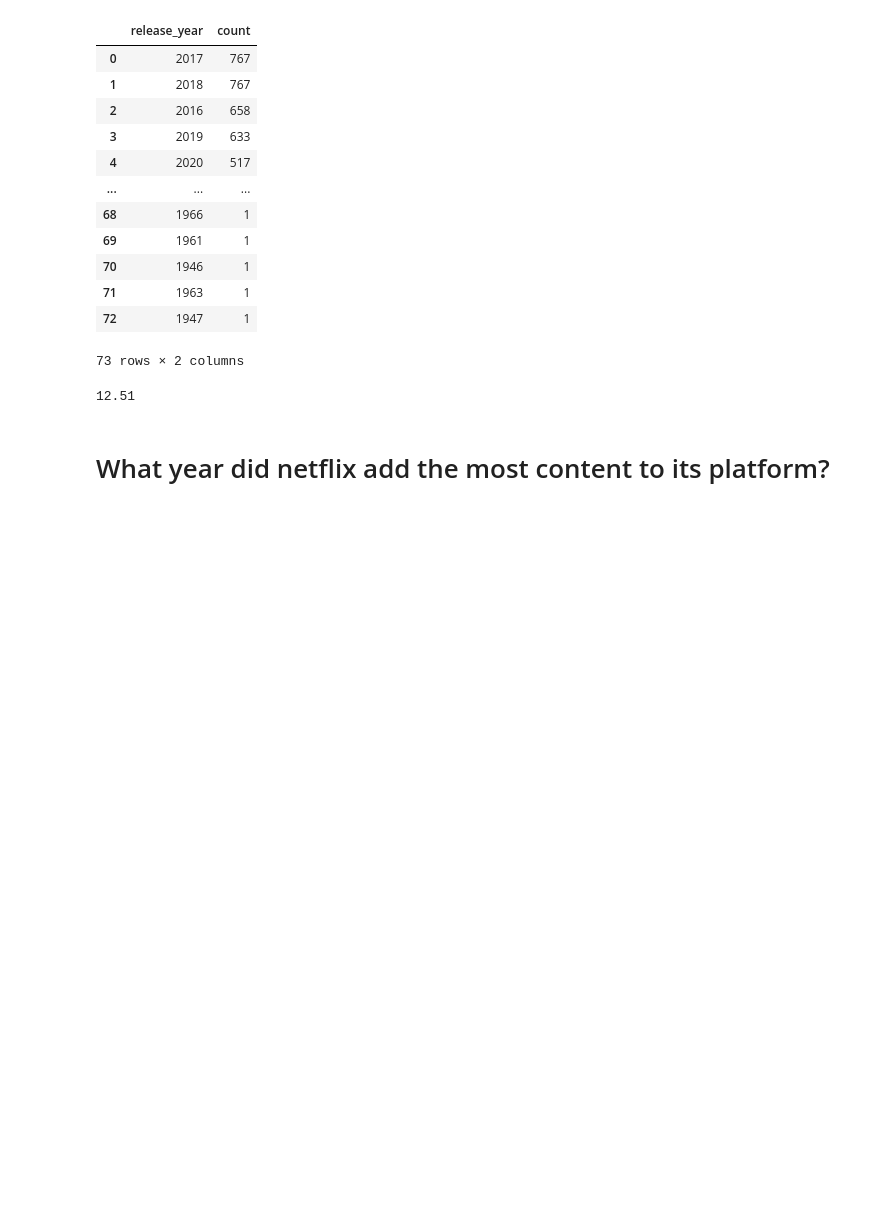
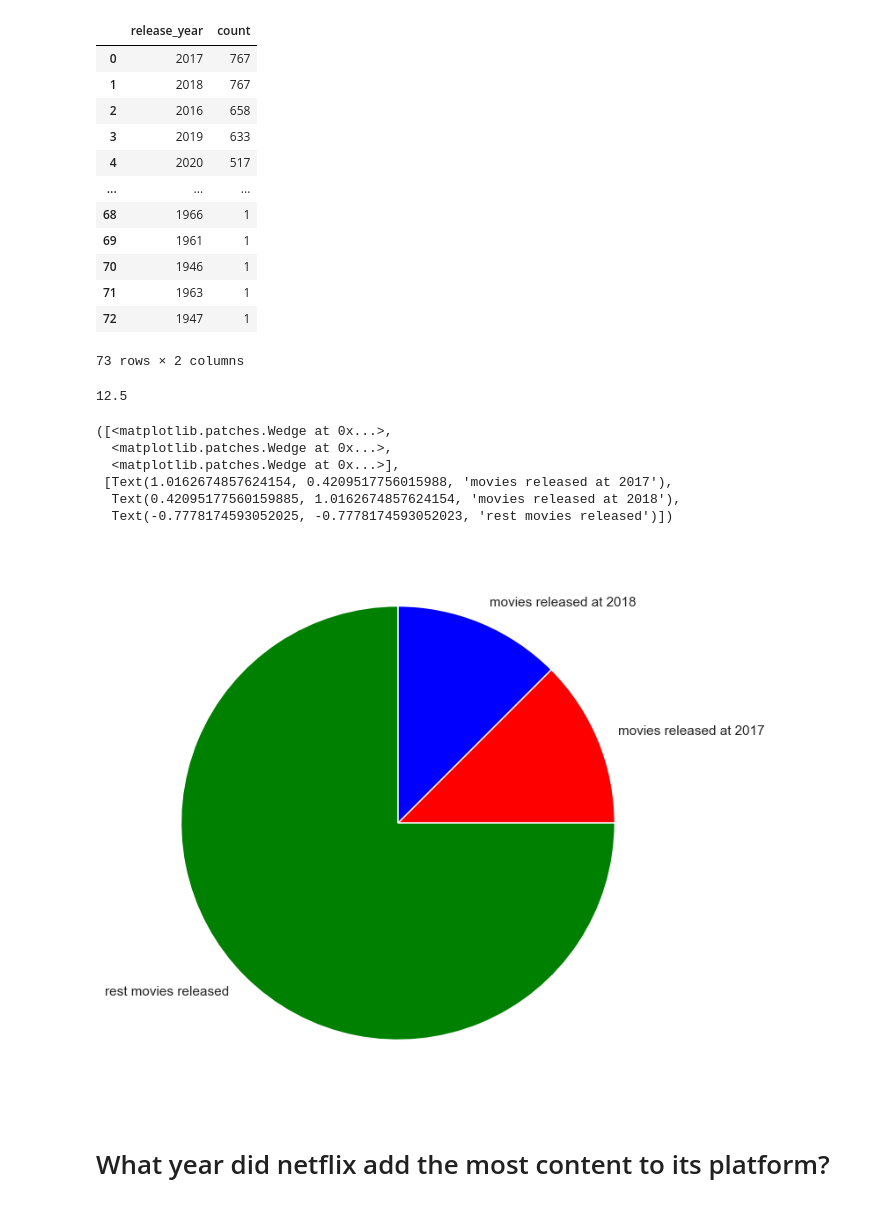
Before and after one commit to RadoslawMroz/netflix-titles-data-analysis, a Jupyter notebook: main.ipynb, the cells around one changed output. Saved outputs shown, nothing was run; the diff lists cells and outputs as text; code cells hidden in the pictures; blank space fills up the shorter version.

Commit message:
Added Visualizations
Added visualizations, checking which month had the most content added

```diff
--- a/main.ipynb
+++ b/main.ipynb
@@ -1,5 +1,8 @@
 # %%
 import pandas as pd
+import matplotlib.pyplot as plt
+import seaborn as sns
+sns.set()
 # %%
 data = pd.read_csv('netflix_titles.csv')
 data.head()
@@ -59,9 +62,20 @@ release_year_counted
 movies_amount = movies_df['release_year'].count()
 movies_release_year_max = release_year_counted['count'][0]
 percentage_movies_release_year_max = movies_release_year_max/movies_amount*100
-percentage_movies_release_year_max.round(2)
+percentage_movies_release_year_max.round(1)
 # %% [output]
-12.51
+12.5
+# %%
+plt.figure(figsize=(8,8))
+plt.pie([percentage_movies_release_year_max.round(1),percentage_movies_release_year_max.round(1), 100-2*percentage_movies_release_year_max.round(1)], labels=['movies released at 2017', 'movies released at 2018', 'rest movies released'], colors=['red','blue','green'])
+# %% [output]
+([<matplotlib.patches.Wedge at 0x...>,
+  <matplotlib.patches.Wedge at 0x...>,
+  <matplotlib.patches.Wedge at 0x...>],
+ [Text(1.0162674857624154, 0.4209517756015988, 'movies released at 2017'),
+  Text(0.42095177560159885, 1.0162674857624154, 'movies released at 2018'),
+  Text(-0.7778174593052025, -0.7778174593052023, 'rest movies released')])
+[figure, added]
 # %% [markdown]
 # What year did netflix add the most content to its platform?
 # %%
```
Also changed, not shown: parts of 5 cells of this notebook.
